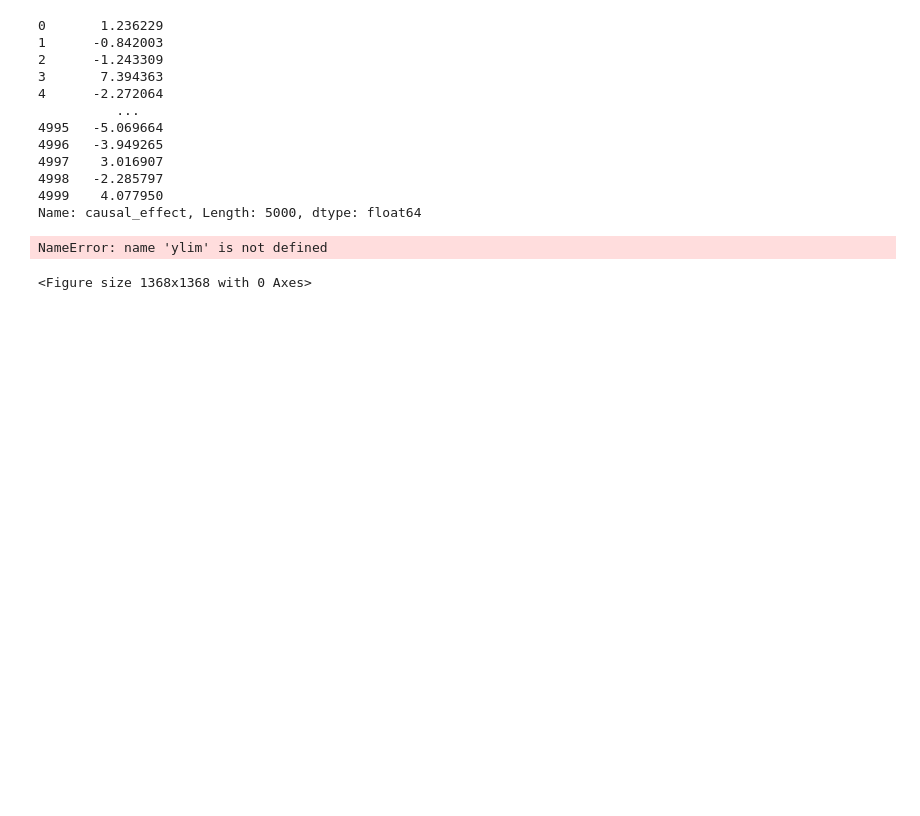
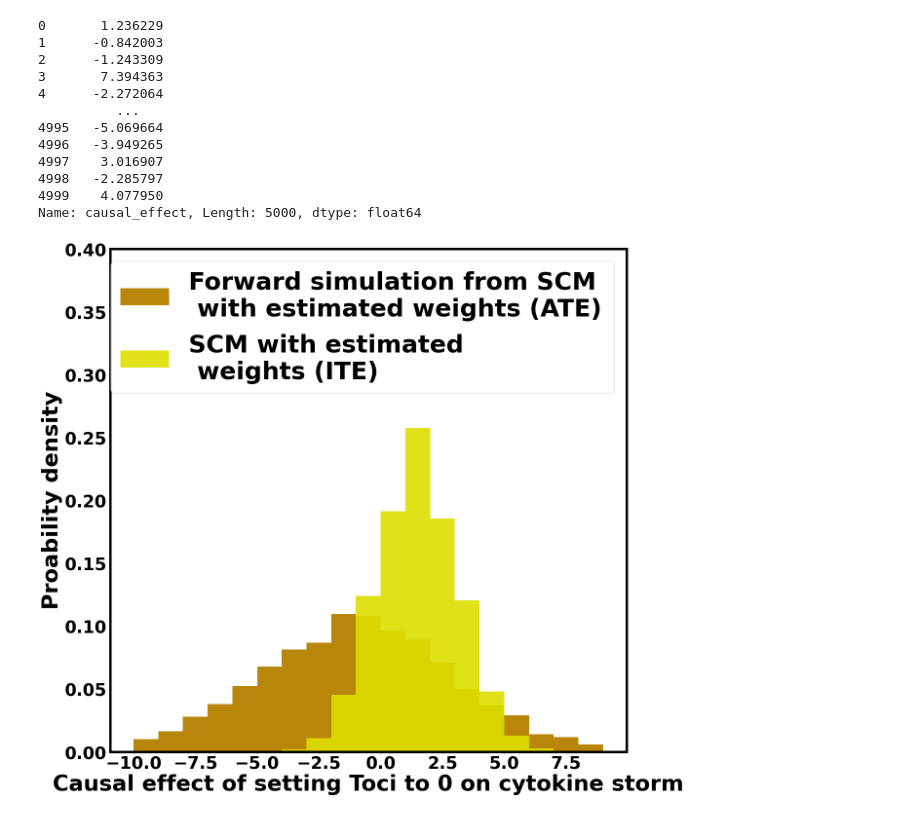
Before and after one commit to bel2scm/bel2scm, a Jupyter notebook: notebooks/covid_visualizations.ipynb, the cells around one changed output. Saved outputs shown, nothing was run; the diff lists cells and outputs as text; code cells hidden in the pictures; blank space fills up the shorter version.

```diff
--- a/notebooks/covid_visualizations.ipynb
+++ b/notebooks/covid_visualizations.ipynb
@@ -177,19 +186,18 @@ Name: causal_effect, Length: 5000, dtype: float64
 # %%
 p.figure(figsize=(19,19))
 p.rcParams["font.weight"] = "bold"
 p.rcParams["axes.edgecolor"] = 'black'
 p.rcParams["axes.linewidth"] = 5
-ylim(top=0.4)
+p.ylim(top=0.4)
 p.hist(sigmoid_bel2scm_data['causal_effect']*(-1) ,bins=range(-10,10), label='Forward simulation from SCM \n with estimated weights (ATE)',color='darkgoldenrod',density=True)
 p.hist(toci_reparam_databel2scm['0']*(-1),bins=range(-6,10),alpha=0.9,label='SCM with estimated \n weights (ITE)',color='#dede00',density=True)
 p.xlabel("Causal effect of setting Toci to 0 on cytokine storm",fontsize=45,weight='bold')
 p.ylabel("Proability density",fontsize=45,weight='bold')
 p.legend(loc='upper right',fontsize=50)
 p.tick_params(labelsize=35)
 #p.savefig("toci_counterfactual_first_data_point_with_direct_simulation_ATE.pdf")
 # %% [output]
-NameError: name 'ylim' is not defined
-<Figure size 1368x1368 with 0 Axes>
+[figure, added]
 # %%
 sigmoid_bel2scm_data=pd.read_csv("cytokine_do_toci_0_minus_cytokine.csv")
 sigmoid_mm_data=pd.read_csv("causal_effect_sigmoid_estimated_parameters_datapoint2.csv")
```
Also changed, not shown: parts of 5 cells of this notebook, 3 other files.
